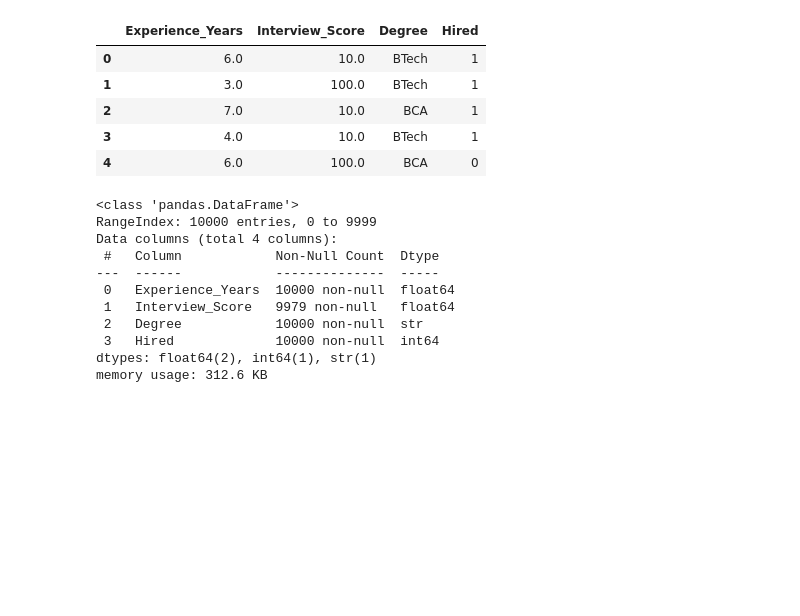
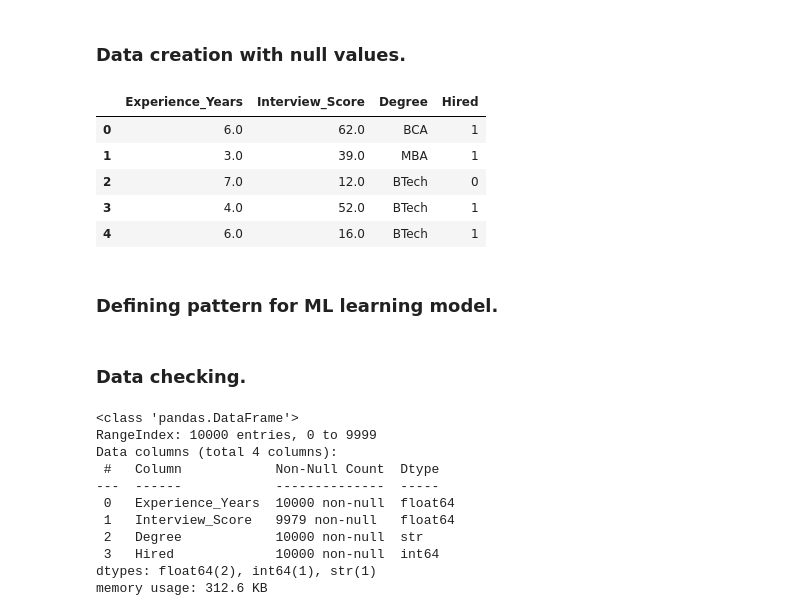
Before and after one commit to 87690ut/Python_Finall_Projects, a Jupyter notebook: ML_Journey/ML_day_8_model_testing_Forest_Revision.ipynb, the cells around one changed output. Drawn from its saved outputs; the diff is of its cells as text; code cells hidden in the pictures; blank space fills up the shorter version.

Commit message:
model prediction scoree comparison with other model code update.

```diff
--- a/ML_Journey/ML_day_8_model_testing_Forest_Revision.ipynb
+++ b/ML_Journey/ML_day_8_model_testing_Forest_Revision.ipynb
@@ -7,25 +7,29 @@ from sklearn.model_selection import train_test_split
 from sklearn.linear_model import LogisticRegression
 from sklearn.preprocessing import MinMaxScaler
 from sklearn.metrics import accuracy_score, confusion_matrix, classification_report
+# %% [markdown]
+### Data creation with null values.
 # %%
 np.random.seed(42)
 
 data = {
     'Experience_Years': np.random.randint(0, 10, 10000).astype(float),
-    'Interview_Score': np.random.choice([10, 100], 10000).astype(float),
+    'Interview_Score': np.random.randint(10, 100, 10000).astype(float),
     'Degree': np.random.choice(['BTech', 'BCA','MBA'], 10000),
     'Hired': np.random.choice([0, 1], 10000)
 }
 
 df = pd.DataFrame(data)
 
 # giving null values to Interview_Score column.
 df.loc[10:30, 'Interview_Score'] = np.nan
 df.head()
 # %% [output]
 |  | Experience_Years | Interview_Score | Degree | Hired |
-| 0 | 6.0 | 10.0 | BTech | 1 |
-| 1 | 3.0 | 100.0 | BTech | 1 |
-| 2 | 7.0 | 10.0 | BCA | 1 |
-| 3 | 4.0 | 10.0 | BTech | 1 |
-| 4 | 6.0 | 100.0 | BCA | 0 |
+| 0 | 6.0 | 62.0 | BCA | 1 |
+| 1 | 3.0 | 39.0 | MBA | 1 |
+| 2 | 7.0 | 12.0 | BTech | 0 |
+| 3 | 4.0 | 52.0 | BTech | 1 |
+| 4 | 6.0 | 16.0 | BTech | 1 |
+# %% [markdown]
+### Defining pattern for ML learning model.
@@ -32,3 +38,5 @@ df.head()
+# %% [markdown]
+### Data checking.
 # %%
 df.info()
 # %% [output]
```
Also changed, not shown: parts of 30 cells of this notebook.
